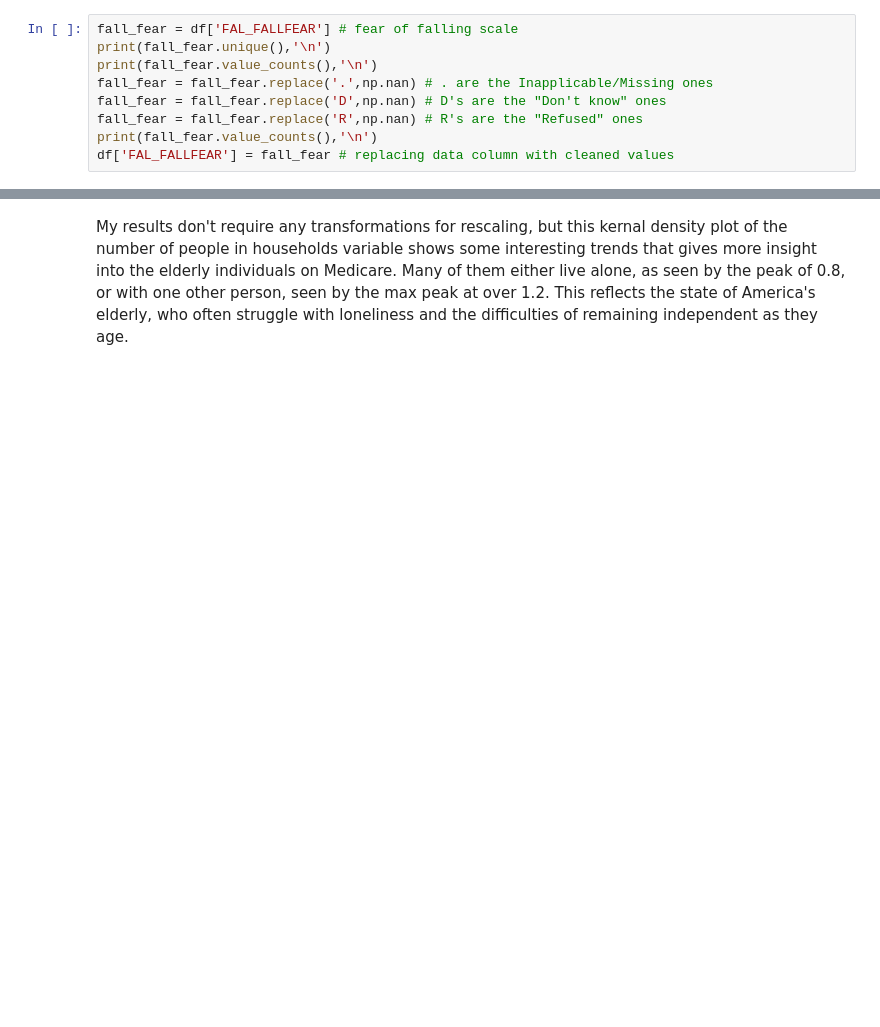
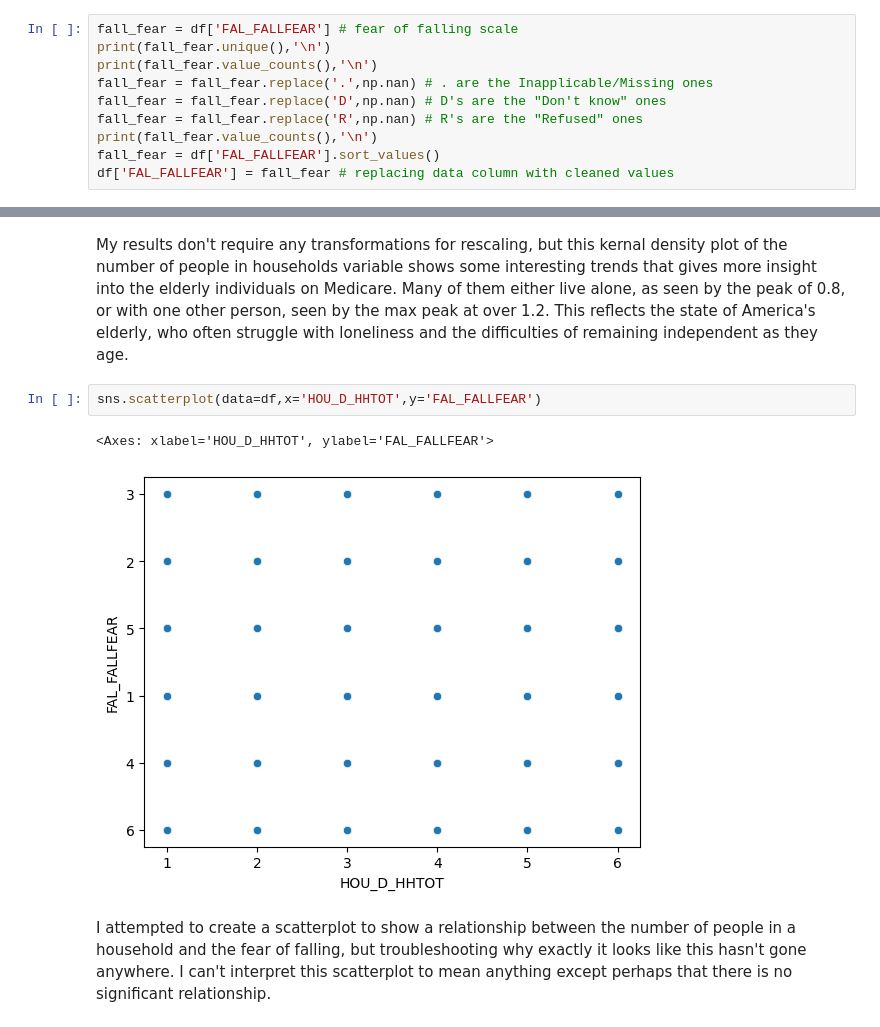
Before and after one commit to vup7bv/visualization, a Jupyter notebook: assignment/assignment.ipynb, the cells around one changed output, grey strips where cells are left out. Saved outputs shown, nothing was run; the diff lists cells and outputs as text; blank space fills up the shorter version.

```diff
--- a/assignment/assignment.ipynb
+++ b/assignment/assignment.ipynb
@@ -286,5 +286,6 @@ fall_fear = fall_fear.replace('.',np.nan) # . are the Inapplicable/Missing ones
 fall_fear = fall_fear.replace('D',np.nan) # D's are the "Don't know" ones
 fall_fear = fall_fear.replace('R',np.nan) # R's are the "Refused" ones
 print(fall_fear.value_counts(),'\n')
+fall_fear = df['FAL_FALLFEAR'].sort_values()
 df['FAL_FALLFEAR'] = fall_fear # replacing data column with cleaned values
 # %% [output]
@@ -360,3 +376,11 @@ sns.kdeplot(df['HOU_D_HHTOT'])
 [figure]
 # %% [markdown]
 My results don't require any transformations for rescaling, but this kernal density plot of the number of people in households variable shows some interesting trends that gives more insight into the elderly individuals on Medicare. Many of them either live alone, as seen by the peak of 0.8, or with one other person, seen by the max peak at over 1.2. This reflects the state of America's elderly, who often struggle with loneliness and the difficulties of remaining independent as they age.
+# %%
+sns.scatterplot(data=df,x='HOU_D_HHTOT',y='FAL_FALLFEAR')
+# %% [output]
+<Axes: xlabel='HOU_D_HHTOT', ylabel='FAL_FALLFEAR'>
+[figure, added]
+# %% [markdown]
+I attempted to create a scatterplot to show a relationship between the number of people in a household and the fear of falling, but troubleshooting why exactly it looks like this hasn't gone anywhere.
+I can't interpret this scatterplot to mean anything except perhaps that there is no significant relationship.
```
Also changed, not shown: parts of 5 cells of this notebook.
